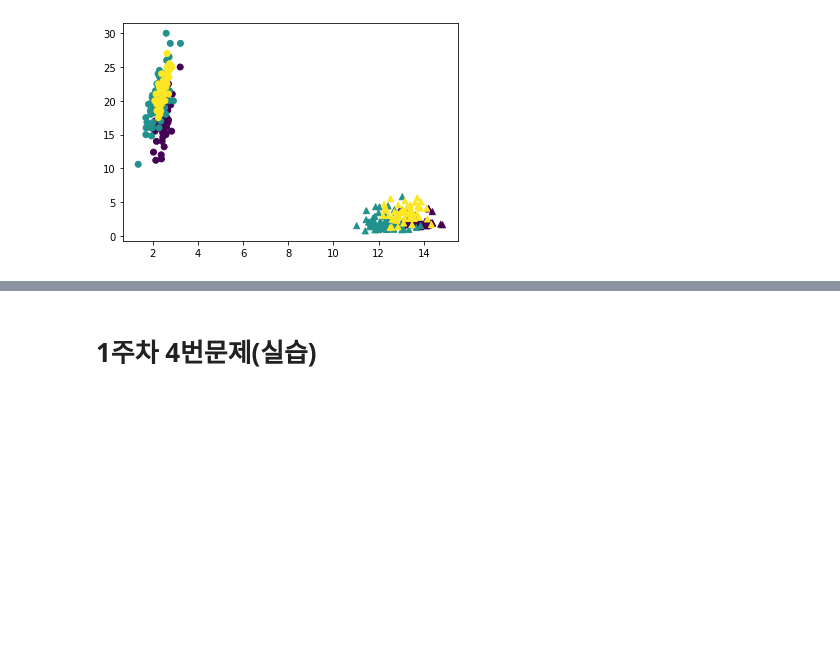
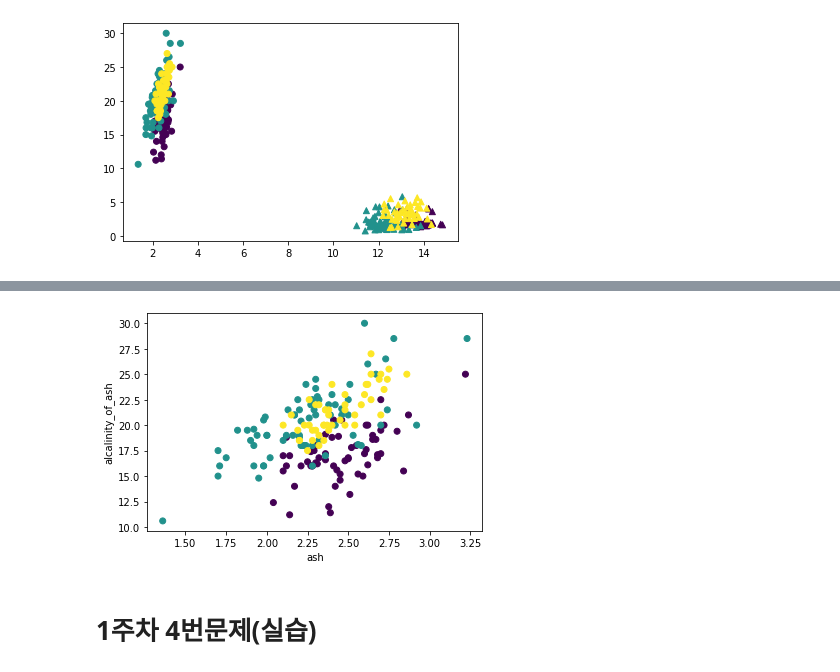
Before and after one commit to p-garden/p-garden, a Jupyter notebook: 1week_test.ipynb, the cells around one changed output, grey strips where cells are left out. Cells and saved outputs as stored; diff of their text form; code cells hidden in the pictures; blank space fills up the shorter version.

```diff
--- a/1week_test.ipynb
+++ b/1week_test.ipynb
@@ -165,3 +196,10 @@ plt.show()
+# %%
+plt.scatter(df['ash'], df['alcalinity_of_ash'], c=wine_target)
+plt.xlabel('ash')
+plt.ylabel('alcalinity_of_ash')
+plt.show()
+# %% [output]
+[figure, added]
 # %% [markdown]
 # **1주차 4번문제(실습)**
 # %% [markdown]
```
Also changed, not shown: parts of 11 cells of this notebook.
